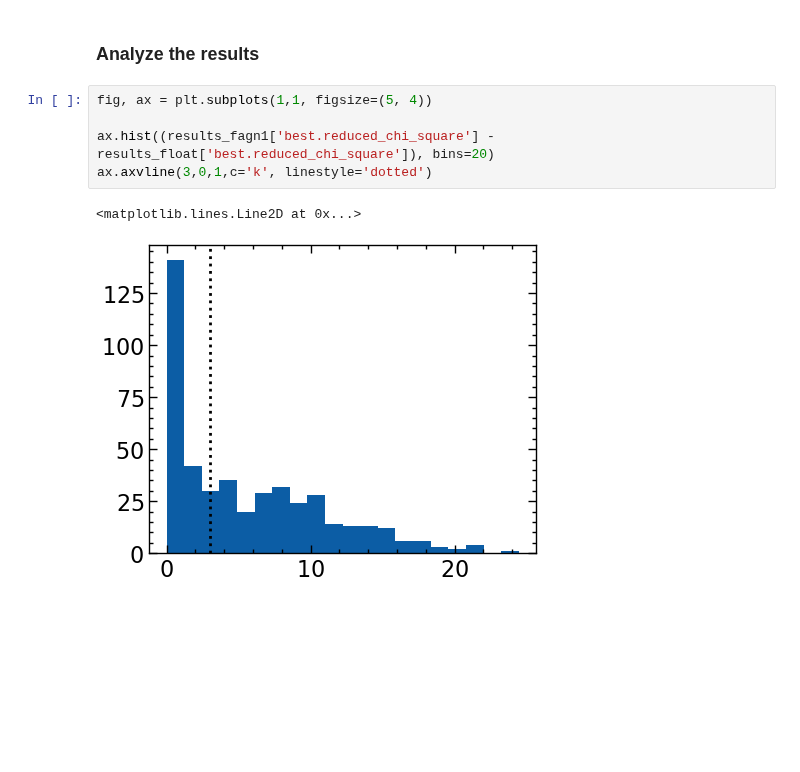
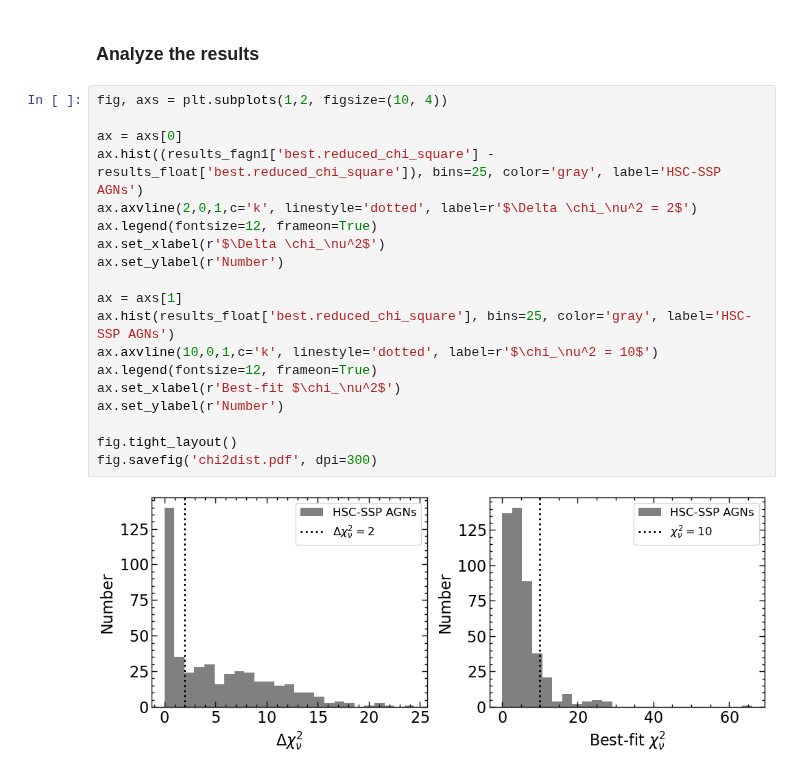
Before and after one commit to Chisen-Lupus/dwarf_agn_cosmos, a Jupyter notebook: hsc-ssp_sed.ipynb, the cells around one changed output. Drawn from its saved outputs; the diff is of its cells as text; blank space fills up the shorter version.

```diff
--- a/hsc-ssp_sed.ipynb
+++ b/hsc-ssp_sed.ipynb
@@ -437,10 +406,23 @@ FileNotFoundError: [Errno 2] No such file or directory: './cigale/hsc/fagn1/out/
 # %% [markdown]
 ### Analyze the results
 # %%
-fig, ax = plt.subplots(1,1, figsize=(5, 4))
+fig, axs = plt.subplots(1,2, figsize=(10, 4))
 
-ax.hist((results_fagn1['best.reduced_chi_square'] - results_float['best.reduced_chi_square']), bins=20)
-ax.axvline(3,0,1,c='k', linestyle='dotted')
+ax = axs[0]
+ax.hist((results_fagn1['best.reduced_chi_square'] - results_float['best.reduced_chi_square']), bins=25, color='gray', label='HSC-SSP AGNs')
+ax.axvline(2,0,1,c='k', linestyle='dotted', label=r'$\Delta \chi_\nu^2 = 2$')
+ax.legend(fontsize=12, frameon=True)
+ax.set_xlabel(r'$\Delta \chi_\nu^2$')
+ax.set_ylabel(r'Number')
+
+ax = axs[1]
+ax.hist(results_float['best.reduced_chi_square'], bins=25, color='gray', label='HSC-SSP AGNs')
+ax.axvline(10,0,1,c='k', linestyle='dotted', label=r'$\chi_\nu^2 = 10$')
+ax.legend(fontsize=12, frameon=True)
+ax.set_xlabel(r'Best-fit $\chi_\nu^2$')
+ax.set_ylabel(r'Number')
+
+fig.tight_layout()
+fig.savefig('chi2dist.pdf', dpi=300)
 # %% [output]
-<matplotlib.lines.Line2D at 0x...>
-[figure, old version]
+[figure, new version]
```
Also changed, not shown: parts of 17 cells of this notebook, 3 other files.
